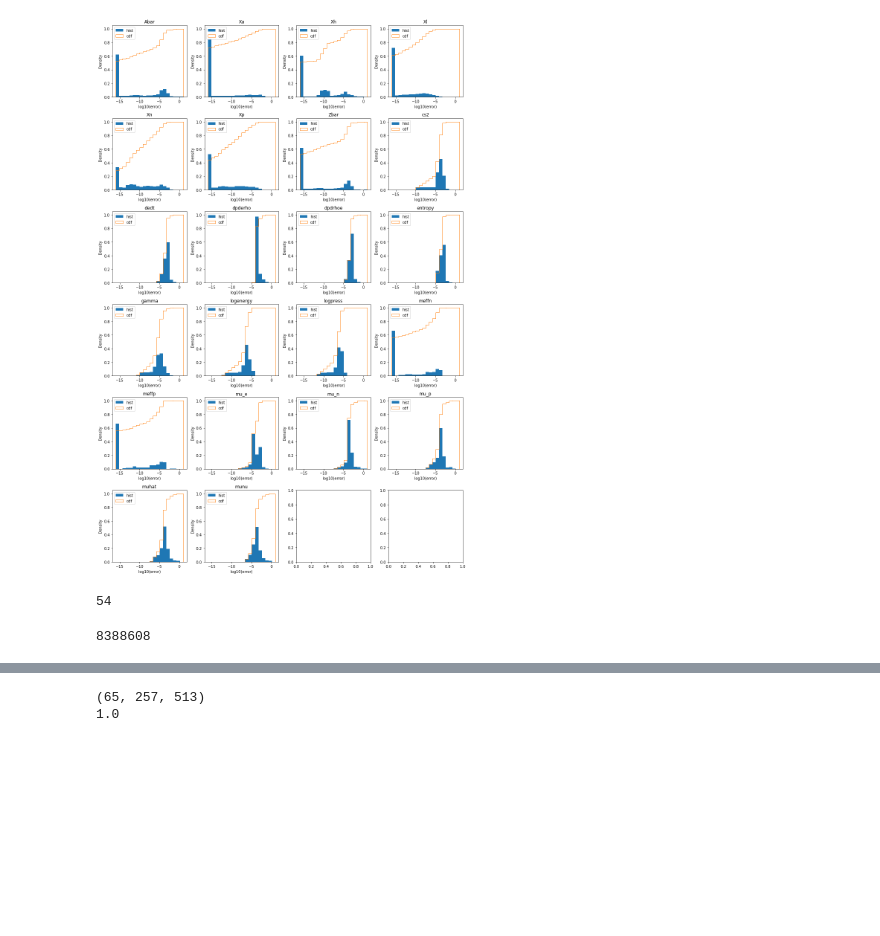
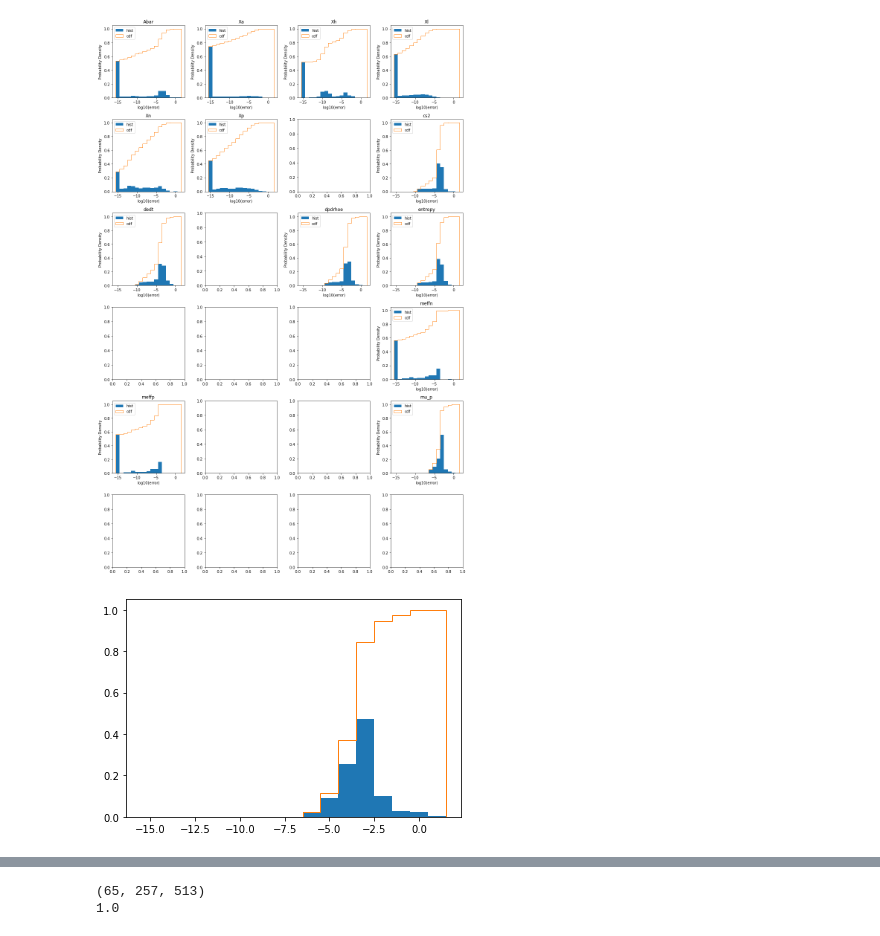
Before and after one commit to Carlson-J/ND-tree_tabular_data_emulator, a Jupyter notebook: SRO_emulator/error_estimation/error_plots.ipynb, the cells around one changed output, grey strips where cells are left out. Cells and saved outputs as stored; diff of their text form; code cells hidden in the pictures; blank space fills up the shorter version.

```diff
--- a/SRO_emulator/error_estimation/error_plots.ipynb
+++ b/SRO_emulator/error_estimation/error_plots.ipynb
@@ -4,42 +4,43 @@ import matplotlib.pyplot as plt
 # %%
 f_vars = ["Abar", "Xa", "Xh", "Xl", "Xn", "Xp", "Zbar", "cs2",
         "dedt", "dpderho", "dpdrhoe", "entropy", "gamma", "logenergy",
         "logpress", "meffn", "meffp", "mu_e", "mu_n", "mu_p", "muhat",
         "munu"]
 
 n_vars = len(f_vars)
 # load vars and plot their errors
 n_col = 4
 n_rows = int(np.ceil(n_vars/float(n_col)))
 fig, axs = plt.subplots(n_rows, n_col, figsize=[3.5*n_col, 3.5*n_rows])
 for k, var in enumerate(f_vars):
-    n_bins = 20
+    n_bins = 17
     # load var
     axs = np.atleast_2d(axs)
     i = k // n_col
     j = k % n_col
-    errors_raw = np.load(f"./error_data/errors_{var}.npy", 'r')
+    try:
+        errors_raw = np.load(f"./error_data_log_model_class/errors_{var}.npy", 'r')
+    except:
+        continue
     errors = errors_raw.copy()
     # remove infinities
     errors[errors > 10] = 10
     errors[errors < 1e-16] = 1e-16
     errors = np.log10(errors)
-    axs[i,j].hist(errors.flatten(), bins=n_bins, density=True, range=[-16, 1], label='hist')
-    axs[i,j].hist(errors.flatten(), bins=n_bins, density=True, range=[-16, 1], cumulative=True, histtype='step', label='cdf')
+    axs[i,j].hist(errors.flatten(), align='right', bins=n_bins, density=True, range=[-16, 1], label='hist')
+    axs[i,j].hist(errors.flatten(), align='right', bins=n_bins, density=True, range=[-16, 1], cumulative=True, histtype='step', label='cdf')
     axs[i,j].set_xlabel("log10(error)")
-    axs[i,j].set_ylabel("Density")
+    axs[i,j].set_ylabel("Probability Density")
     axs[i,j].set_title(var)
     axs[i,j].legend(loc='upper left')
+
 plt.tight_layout()
-plt.savefig("./error_plot_hist.png")
+# plt.savefig("./error_plot_hist.png")
 plt.show()
 # %% [output]
-[figure, old version]
+[figure, new version]
-# %%
-sum(errors == np.infty)
-# %% [output]
-54
-# %%
-len(errors)
-# %% [output]
-8388608
+# %%
+h, bins, o = plt.hist(errors.flatten(), align='right', bins=n_bins, density=True, range=[-16, 1], label='hist')
+hc, binsc, oc = plt.hist(errors.flatten(), align='right', bins=n_bins, density=True, range=[-16, 1], label='hist', cumulative=True, histtype='step')
+# %% [output]
+[figure, added]
```
Also changed, not shown: parts of 2 cells of this notebook, 4 other files.
